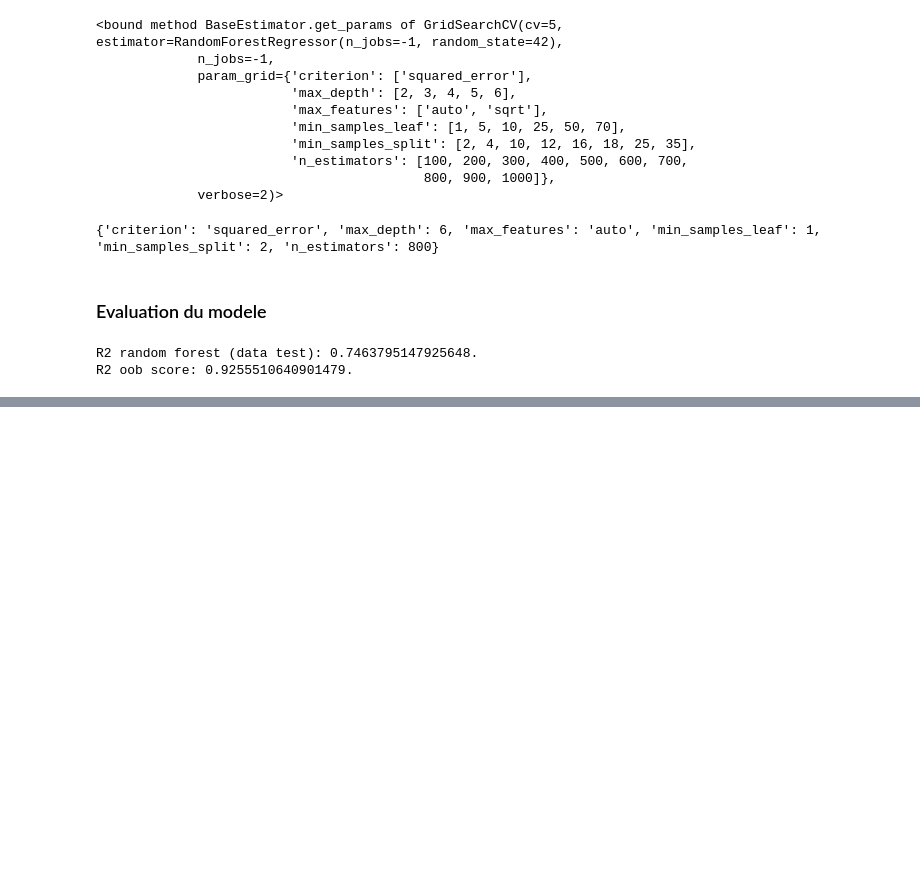
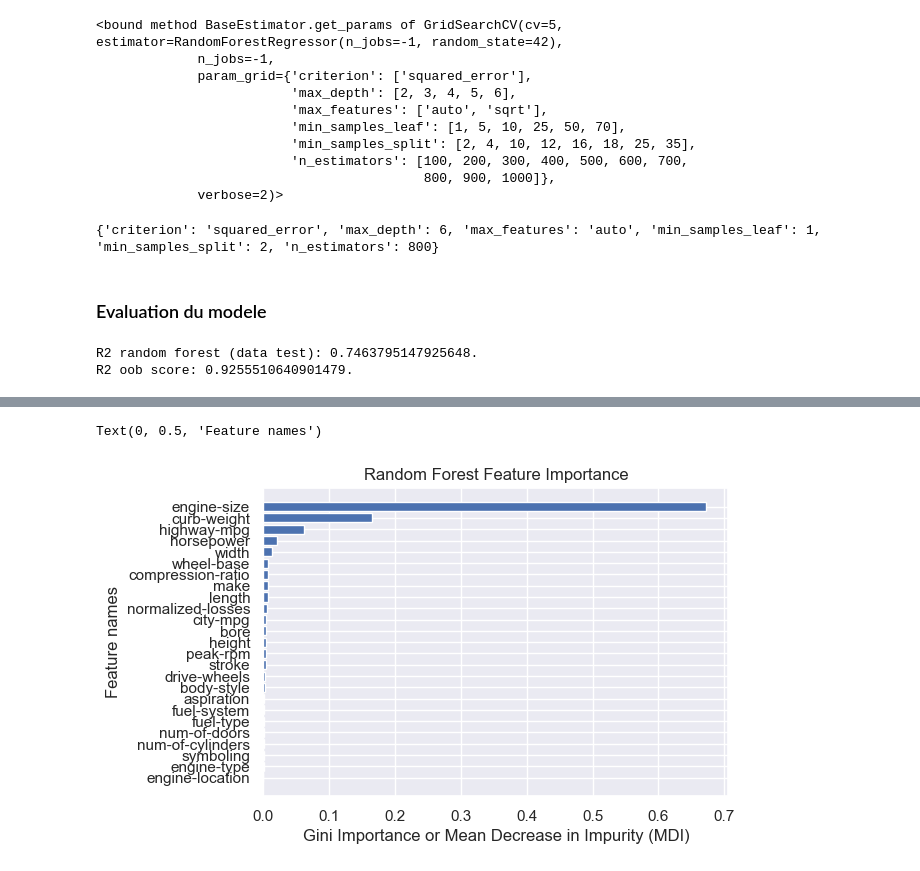
Before and after one commit to Abou29/RandomForest_DecisionTree-Prediction-vehicle-price, a Jupyter notebook: prix_de_voiture_prediction.ipynb, the cells around one changed output, grey strips where cells are left out. Drawn from its saved outputs; the diff is of its cells as text; code cells hidden in the pictures; blank space fills up the shorter version.

```diff
--- a/prix_de_voiture_prediction.ipynb
+++ b/prix_de_voiture_prediction.ipynb
@@ -379,0 +399,7 @@ R2 oob score: 0.9255510640901479.
+# %%
+# Dataframe Features importances
+df_feat = pd.DataFrame({'Features' : X_train.columns,
+             'Features_importances' : random_forest_reg.feature_importances_})
+
+df_feat.sort_values(by=['Features_importances'], ascending=False, inplace=True)
+df_feat
@@ -379,0 +424,13 @@ R2 oob score: 0.9255510640901479.
+# %%
+# Plot Features_importances' (Gini importance)
+  # Note :Gini importance Mean Decrease in Impurity (MDI) counts the times a feature is used to split a node,
+  # weighted by the number of samples it splits
+df_feat.sort_values(by='Features_importances', ascending=True, inplace=True)
+plt.figure(figsize=(6, 4))
+plt.barh(df_feat['Features'], df_feat['Features_importances'])
+plt.title("Random Forest Feature Importance")
+plt.xlabel('Gini Importance or Mean Decrease in Impurity (MDI)')
+plt.ylabel('Feature names')
+# %% [output]
+Text(0, 0.5, 'Feature names')
+[figure, added]
```
Also changed, not shown: parts of 18 cells of this notebook.
